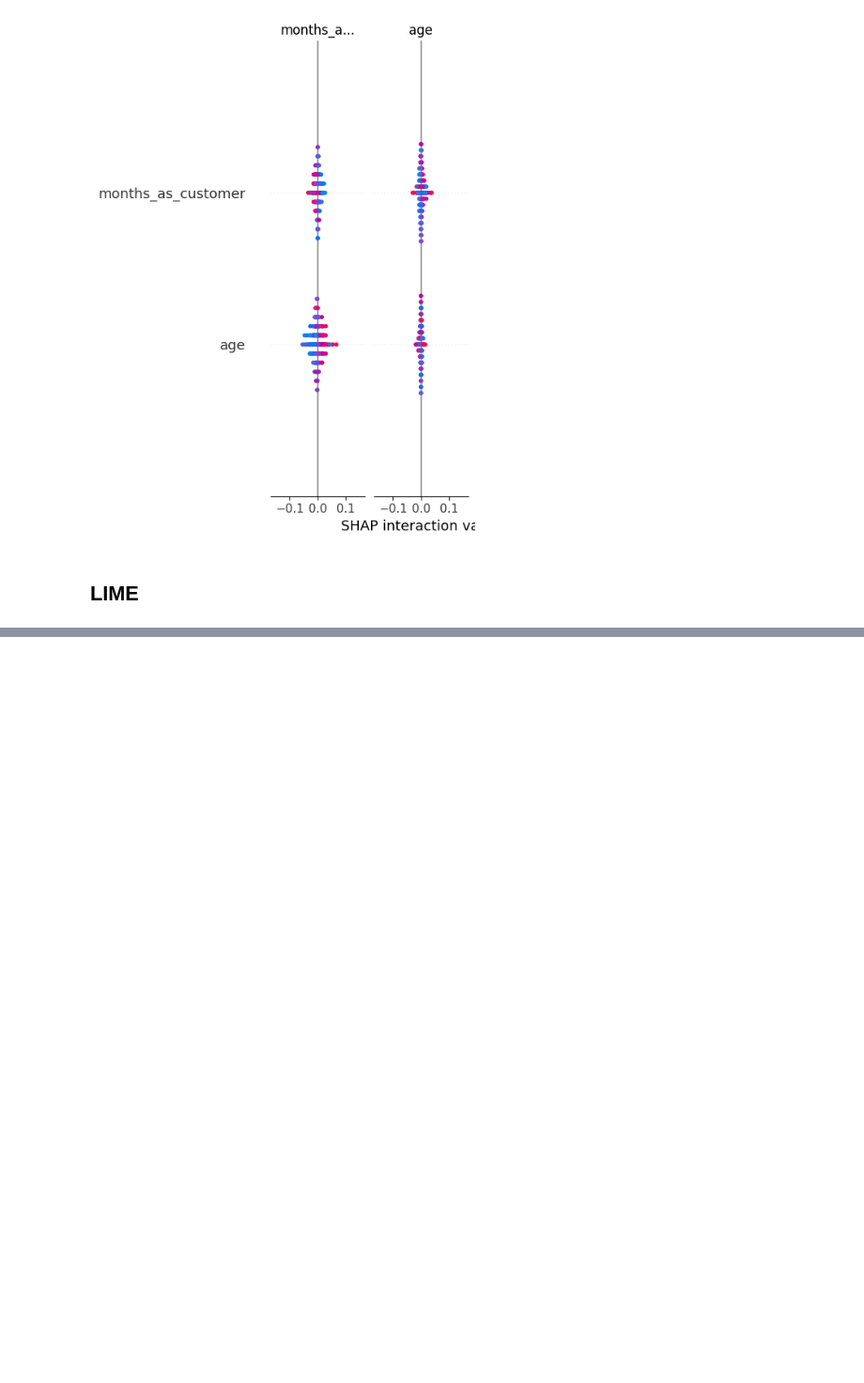
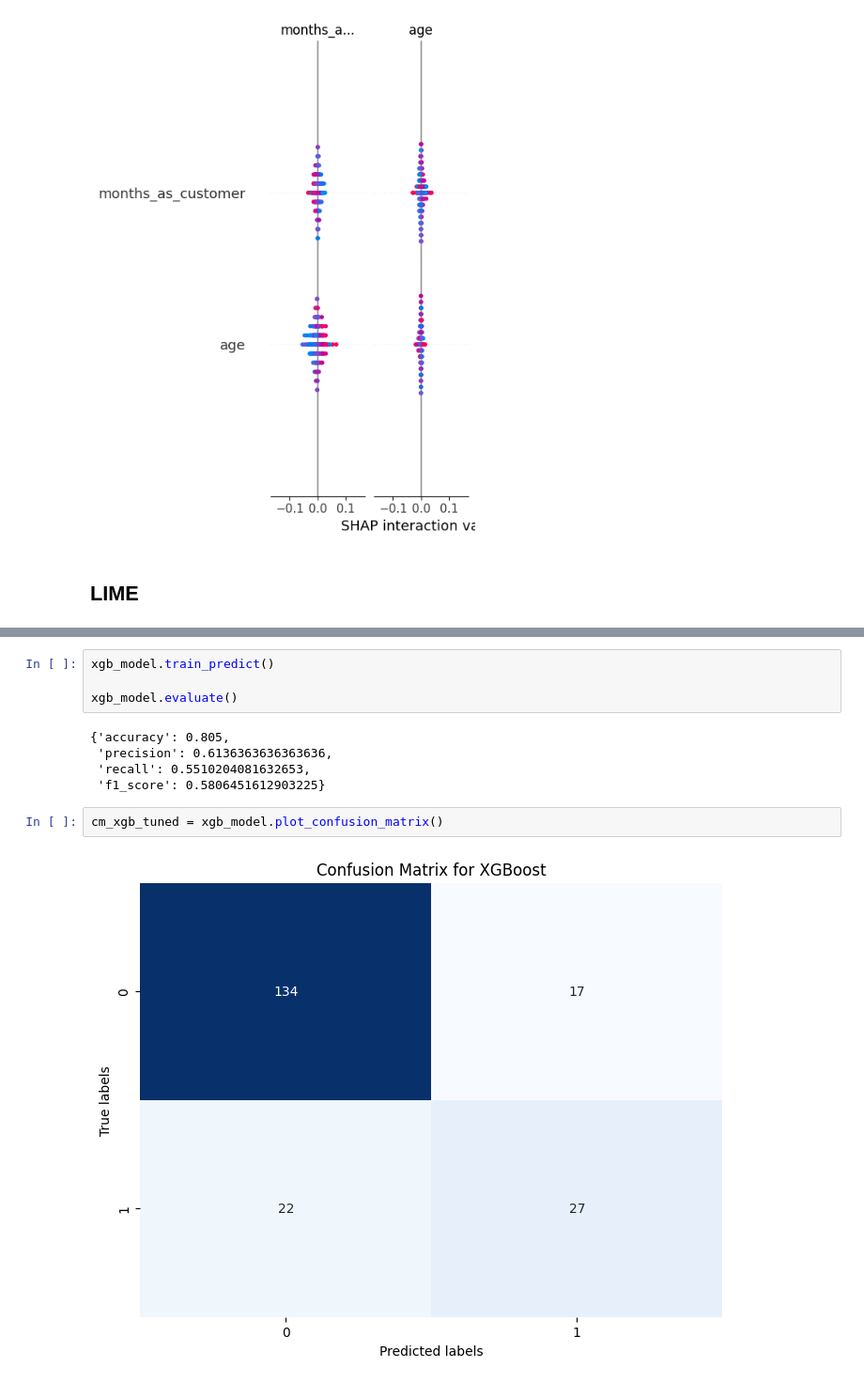
Before and after one commit to kevinchs0808/DSA4263-Project, a Jupyter notebook: main.ipynb, the cells around one changed output, grey strips where cells are left out. Shown: that part at 94% size. Drawn from its saved outputs; the diff is of its cells as text; blank space fills up the shorter version.

```diff
--- a/main.ipynb
+++ b/main.ipynb
@@ -119,0 +294,13 @@ modelling_pipeline.lime_explanation(model_name="Random_Forest", chosen_index=0,
+# %%
+xgb_model.train_predict()
+
+xgb_model.evaluate()
+# %% [output]
+{'accuracy': 0.805,
+ 'precision': 0.6136363636363636,
+ 'recall': 0.5510204081632653,
+ 'f1_score': 0.5806451612903225}
+# %%
+cm_xgb_tuned = xgb_model.plot_confusion_matrix()
+# %% [output]
+[figure, added]
```
Also changed, not shown: parts of 35 cells of this notebook, 6 other files.
